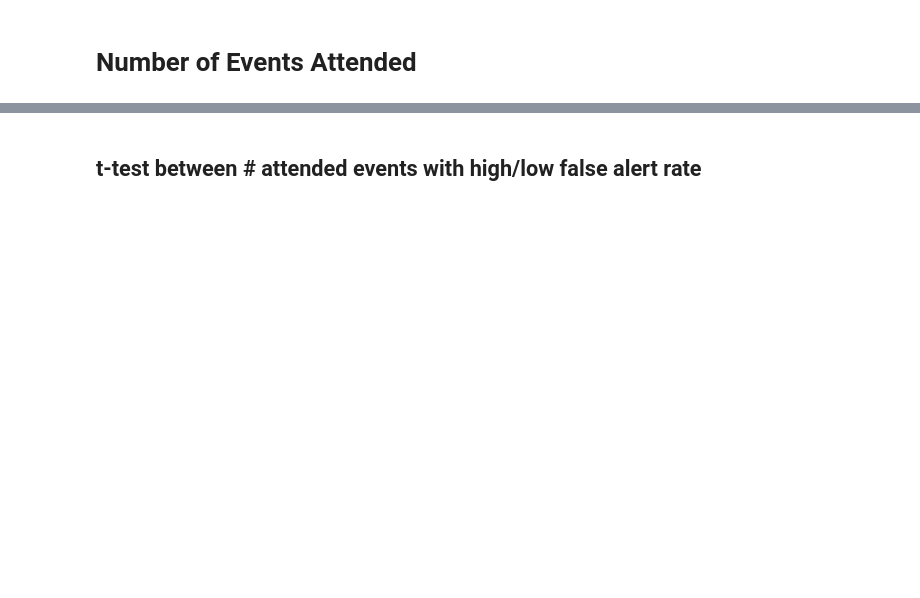
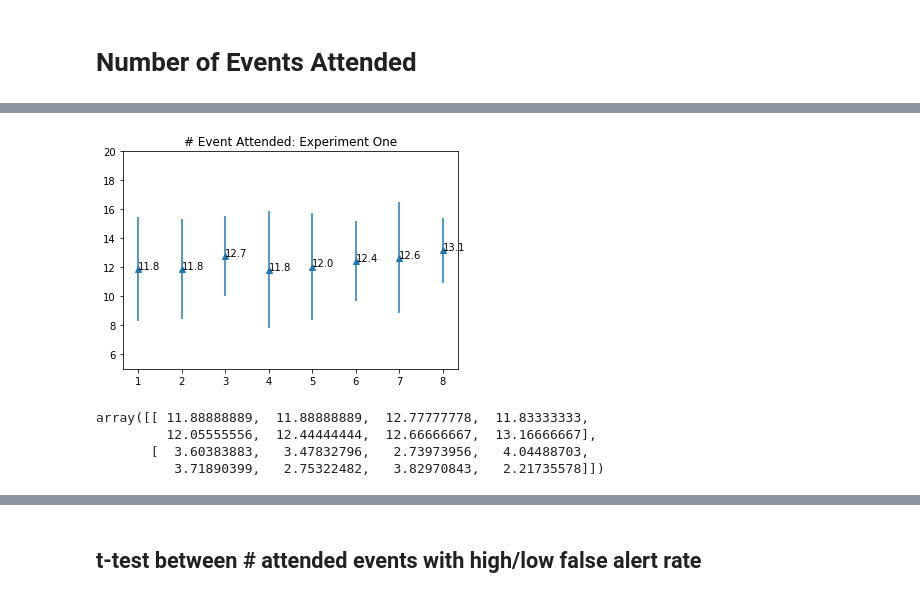
Before and after one commit to Kai-Monash/code, a Jupyter notebook: static_tests.ipynb, the cells around one changed output, grey strips where cells are left out. Saved outputs shown, nothing was run; the diff lists cells and outputs as text; code cells hidden in the pictures; blank space fills up the shorter version.

```diff
--- a/static_tests.ipynb
+++ b/static_tests.ipynb
@@ -318,19 +404,25 @@ exp_attend.shape
 # %%
 # exp1 mean & std
-x = np.arange(8)
+x = np.arange(8)+1
 y = np.array(exp1_attend.mean(axis=0))
 e = np.array(exp1_attend.std(axis=0))
 
 plt.errorbar(x, y, e, linestyle='None', marker='^')
 axes = plt.gca()
 axes.set_ylim([5,20])
 
 for xy in zip(x, y):
     axes.annotate('%.4s' % xy[1], xy=xy, textcoords='data')
 plt.title("# Event Attended: Experiment One")
 plt.show()
 
 # exp1 mean & std
 np.vstack((exp1_attend.mean(axis=0),exp1_attend.std(axis=0)))
+# %% [output]
+[figure, added]
+array([[ 11.88888889,  11.88888889,  12.77777778,  11.83333333,
+         12.05555556,  12.44444444,  12.66666667,  13.16666667],
+       [  3.60383883,   3.47832796,   2.73973956,   4.04488703,
+          3.71890399,   2.75322482,   3.82970843,   2.21735578]])
 # %%
 # exp2 mean & std
```
Also changed, not shown: parts of 45 cells of this notebook.
